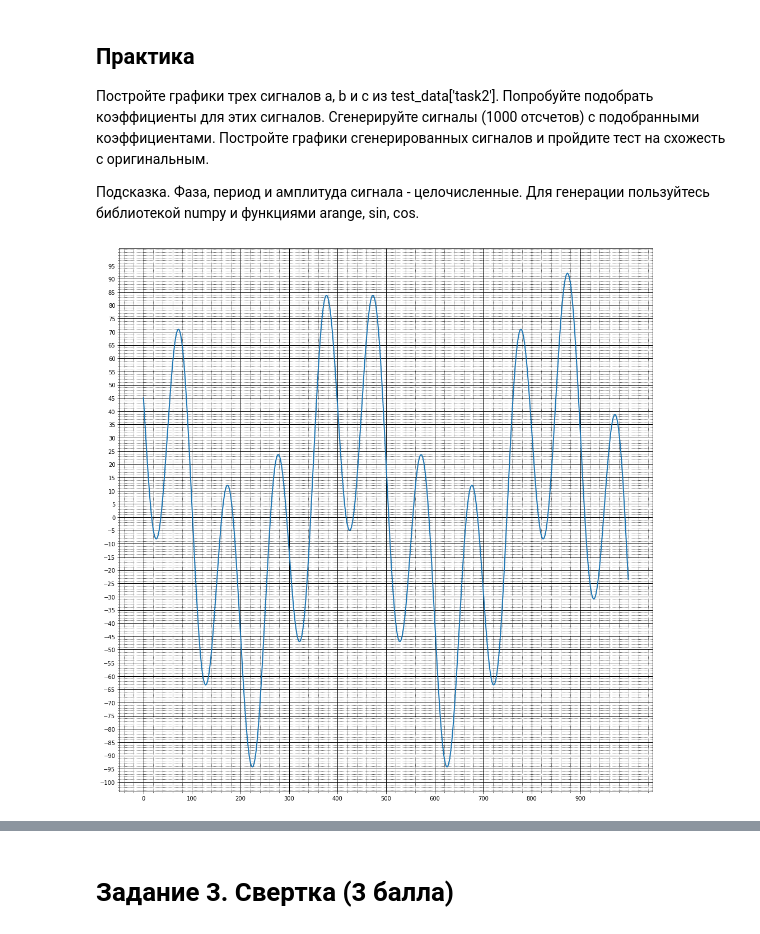
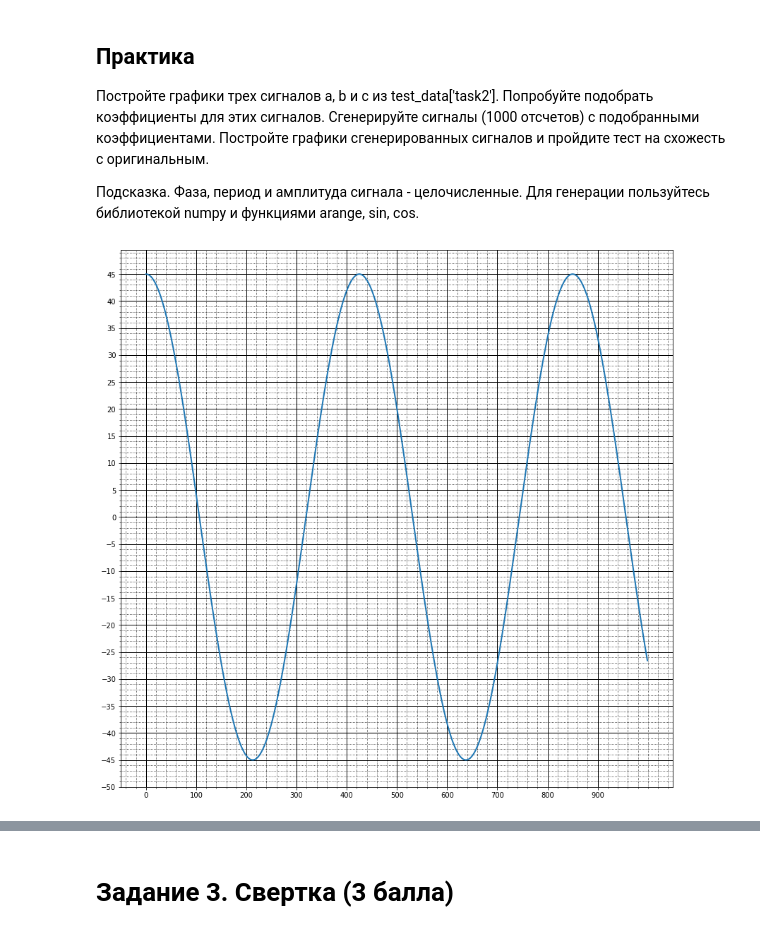
Before and after one commit to PhilippShemetov/DSP, a Jupyter notebook: lab1.ipynb, the cells around one changed output, grey strips where cells are left out. Saved outputs shown, nothing was run; the diff lists cells and outputs as text; code cells hidden in the pictures.

```diff
--- a/lab1.ipynb
+++ b/lab1.ipynb
@@ -115,8 +112,8 @@ with open("resources/data.pickle", "rb") as f:
 
 Подсказка. Фаза, период и амплитуда сигнала - целочисленные. Для генерации пользуйтесь библиотекой numpy и функциями arange, sin, cos.
 # %%
-draw_signal(test_data['task2']['c'])
+draw_signal(test_data['task2']['a'])
 # %% [output]
-[figure, old version]
+[figure, new version]
 # %%
 # YOUR CODE HERE
```
Also changed, not shown: parts of 24 cells of this notebook.
